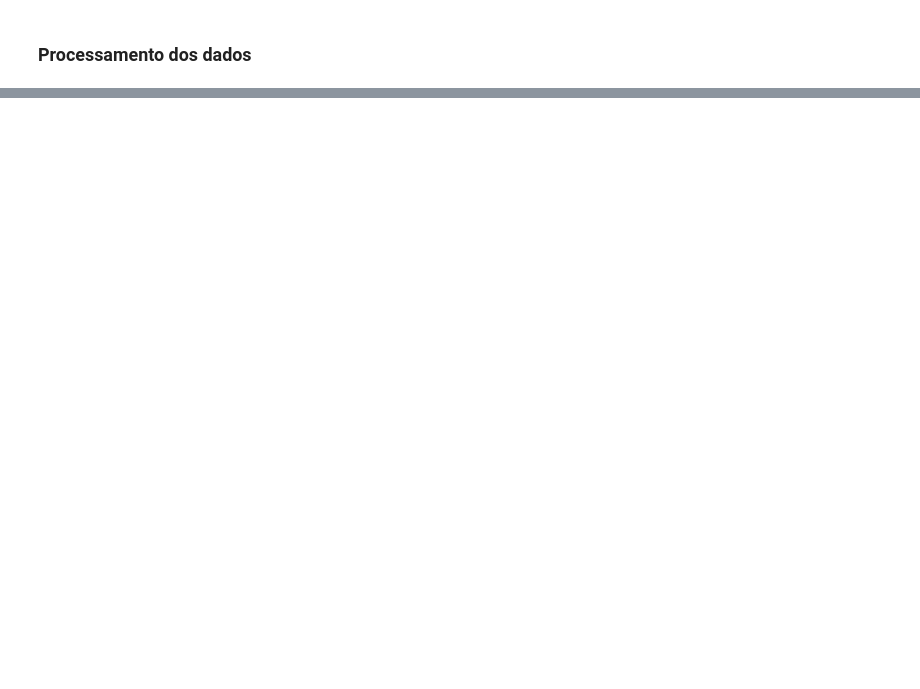
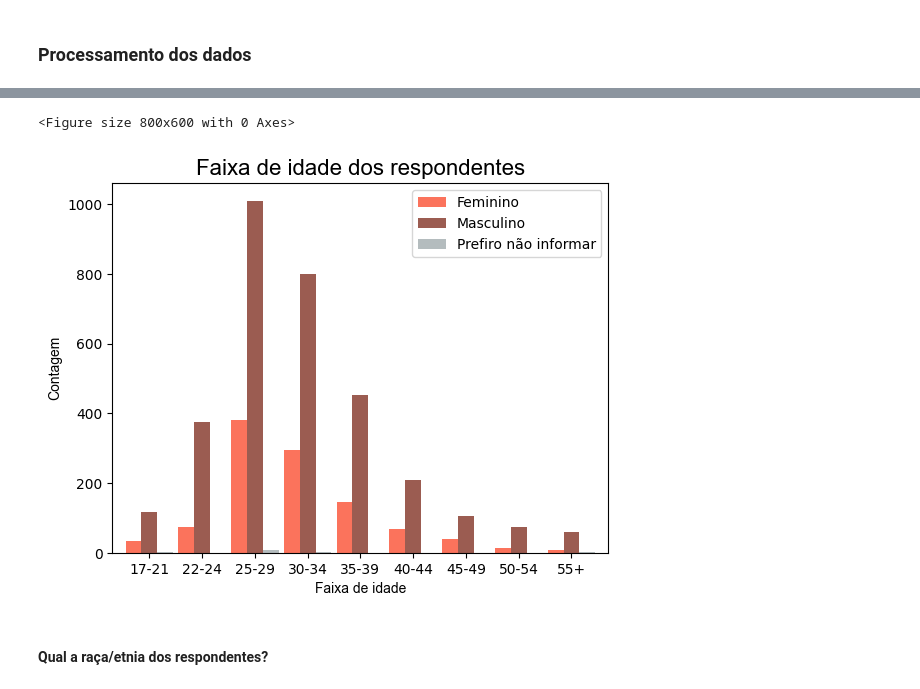
Before and after one commit to reprograma/on26-python-s13-projeto-guiado-II, a Jupyter notebook: exercicios/para-casa/analise_dados_2022.ipynb, the cells around one changed output, grey strips where cells are left out. Cells and saved outputs as stored; diff of their text form; code cells hidden in the pictures; blank space fills up the shorter version.

```diff
--- a/exercicios/para-casa/analise_dados_2022.ipynb
+++ b/exercicios/para-casa/analise_dados_2022.ipynb
@@ -314,0 +17,17 @@ df.shape
+# %%
+# carregando os dados
+df_dados = pd.read_csv("State_of_data_2022.csv", sep=",", encoding="UTF-8")
+
+# modificando o display da tela
+configurando_display = {
+    'max_columns': 999,
+    'width': 4096,
+    'max_rows': 999,
+    'precision': 2,
+}
+
+for op, value in configurando_display.items():
+    pd.set_option("display.{}".format(op), value)
+
+# exibindo as pimeiras 3 linhas do dataframe
+df_dados.head(3)
@@ -314,0 +44,4 @@ df.shape
+# %%
+# removendo valores duplicados
+df_dados.drop_duplicates(inplace=True)
+df_dados.shape
@@ -314,0 +319,3 @@ df.shape
+# %%
+# preenchendo colunas vazias ba coluna "Genero", utilizando o método de preencher com o valor anterior e posterior
+df_dados["(\'P1_b \', \'Genero\')"] = df_dados["(\'P1_b \', \'Genero\')"].fillna(method="bfill")
@@ -314,0 +464,5 @@ df.shape
+# %%
+# Contando o número de genero em cada faixa de idade
+df_idade_genero = df_dados["(\'P1_b \', \'Genero\')"].groupby(df_dados["('P1_a_1 ', 'Faixa idade')"]).value_counts()
+df_idade_genero = df_idade_genero.unstack()
+df_idade_genero
@@ -314,0 +481,18 @@ df.shape
+# %%
+plt.figure(figsize=(8, 6))
+
+df_idade_genero.plot.bar(color = ['#fb735c', '#9b5c51', '#b4bcbe'], width = 0.9)
+
+plt.title('Faixa de idade dos respondentes', fontname= 'Arial', fontsize = 16)
+plt.xlabel('Faixa de idade', fontname= 'Arial')
+plt.ylabel('Contagem', fontname= 'Arial')
+plt.xticks(rotation=360)
+plt.legend(loc=1)
+
+plt.savefig('idade_genero.png', format='png')
+plt.show()
+# %% [output]
+<Figure size 800x600 with 0 Axes>
+[figure, added]
+# %% [markdown]
+#### Qual a raça/etnia dos respondentes?
```
Also changed, not shown: parts of 103 cells of this notebook, 2 other files.
